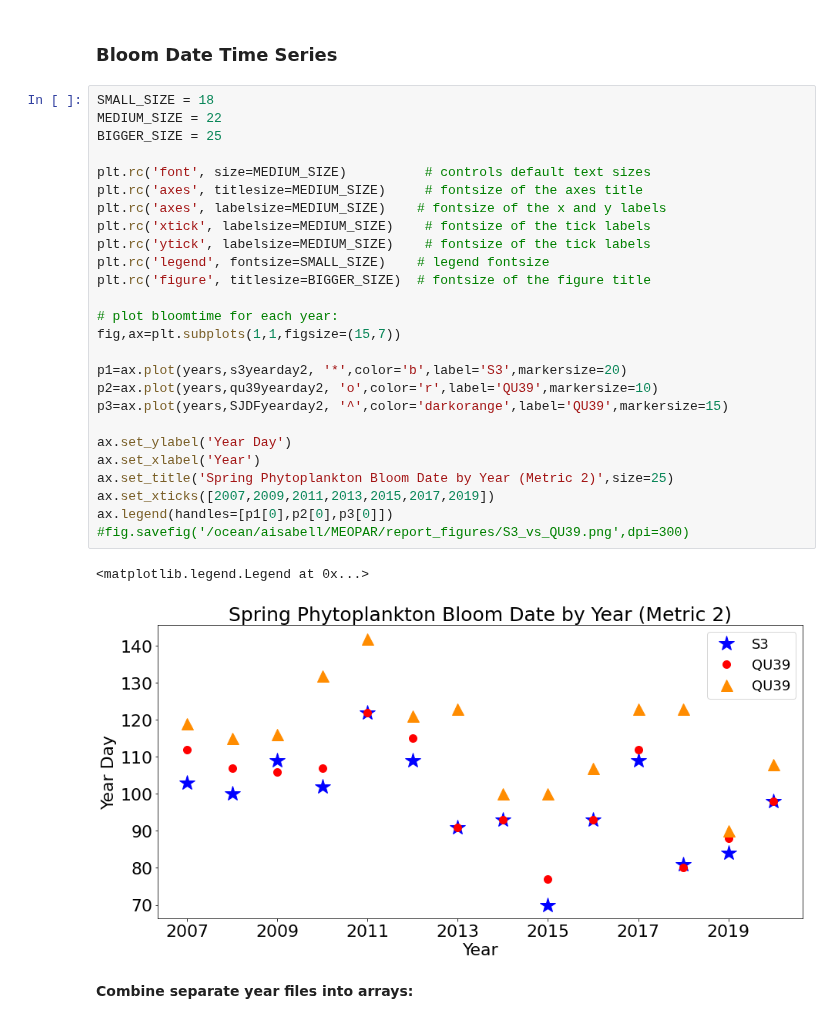
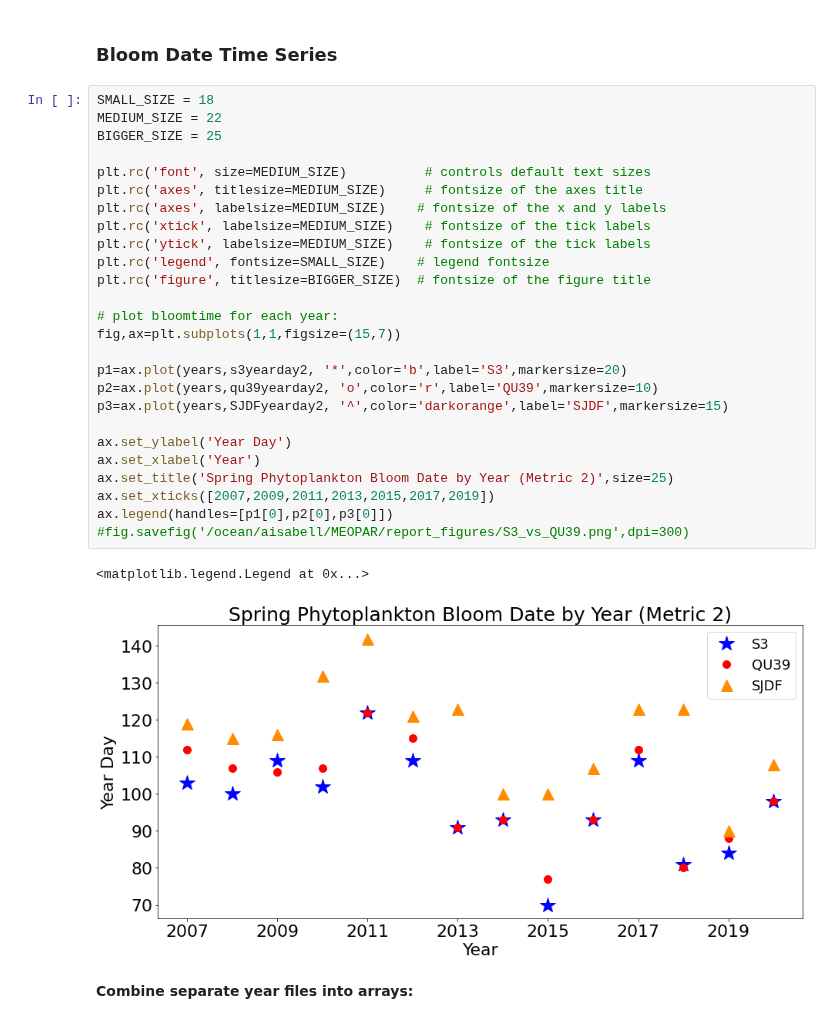
Before and after one commit to SalishSeaCast/Analysis-Aline, a Jupyter notebook: notebooks/Bloom_Timing/S3_vs_QU39.ipynb, the cells around one changed output. Cells and saved outputs as stored; diff of their text form.

```diff
--- a/notebooks/Bloom_Timing/S3_vs_QU39.ipynb
+++ b/notebooks/Bloom_Timing/S3_vs_QU39.ipynb
@@ -110,32 +110,32 @@ SJDFyearday2
 # %%
 SMALL_SIZE = 18
 MEDIUM_SIZE = 22
 BIGGER_SIZE = 25
 
 plt.rc('font', size=MEDIUM_SIZE)          # controls default text sizes
 plt.rc('axes', titlesize=MEDIUM_SIZE)     # fontsize of the axes title
 plt.rc('axes', labelsize=MEDIUM_SIZE)    # fontsize of the x and y labels
 plt.rc('xtick', labelsize=MEDIUM_SIZE)    # fontsize of the tick labels
 plt.rc('ytick', labelsize=MEDIUM_SIZE)    # fontsize of the tick labels
 plt.rc('legend', fontsize=SMALL_SIZE)    # legend fontsize
 plt.rc('figure', titlesize=BIGGER_SIZE)  # fontsize of the figure title
 
 # plot bloomtime for each year:
 fig,ax=plt.subplots(1,1,figsize=(15,7))
 
 p1=ax.plot(years,s3yearday2, '*',color='b',label='S3',markersize=20)
 p2=ax.plot(years,qu39yearday2, 'o',color='r',label='QU39',markersize=10)
-p3=ax.plot(years,SJDFyearday2, '^',color='darkorange',label='QU39',markersize=15)
+p3=ax.plot(years,SJDFyearday2, '^',color='darkorange',label='SJDF',markersize=15)
 
 ax.set_ylabel('Year Day')
 ax.set_xlabel('Year')
 ax.set_title('Spring Phytoplankton Bloom Date by Year (Metric 2)',size=25)
 ax.set_xticks([2007,2009,2011,2013,2015,2017,2019])
 ax.legend(handles=[p1[0],p2[0],p3[0]])
 #fig.savefig('/ocean/aisabell/MEOPAR/report_figures/S3_vs_QU39.png',dpi=300)
 # %% [output]
 <matplotlib.legend.Legend at 0x...>
-[figure, old version]
+[figure, new version]
 # %% [markdown]
 **Combine separate year files into arrays:**
 # %%
```
Also changed, not shown: parts of 1 cell of this notebook.
